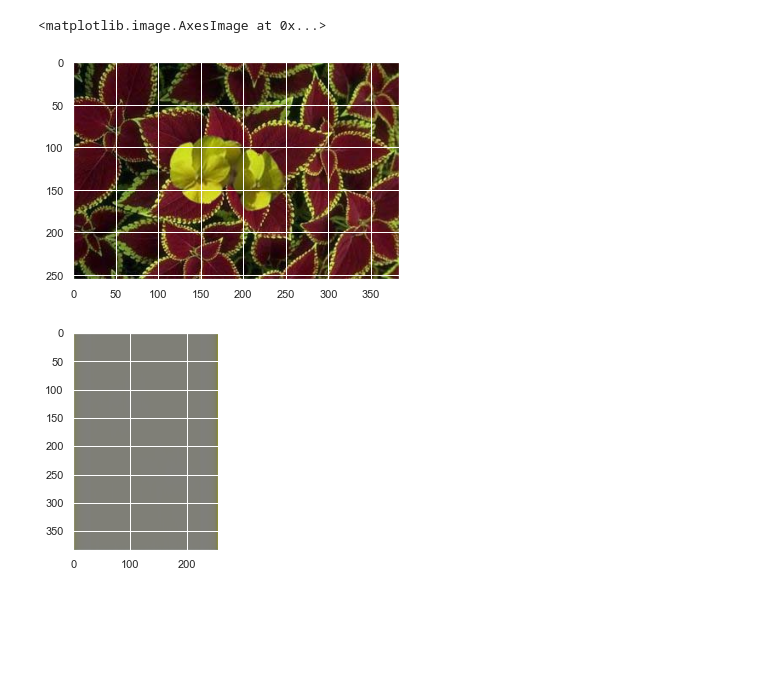
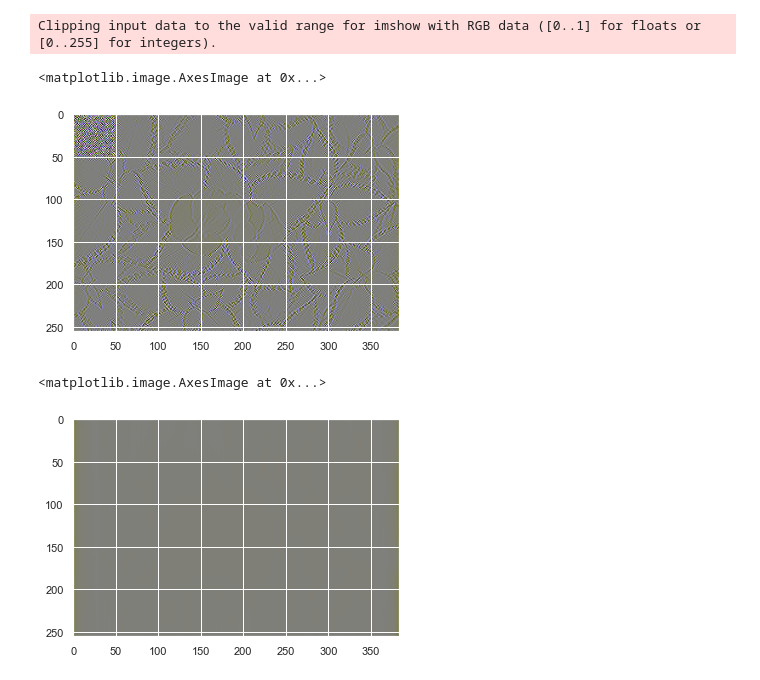
Before and after one commit to geoffroyO/sVae, a Jupyter notebook: src/img_test/test_results.ipynb, the cells around one changed output. Saved outputs shown, nothing was run; the diff lists cells and outputs as text; code cells hidden in the pictures; blank space fills up the shorter version.

```diff
--- a/src/img_test/test_results.ipynb
+++ b/src/img_test/test_results.ipynb
@@ -7,15 +7,17 @@ import matplotlib.pyplot as plt
 from pylab import savefig
 %matplotlib inline
 # %%
-reconstruction = np.load("./1_reconstruction.npy")
-features = np.load("./1_features.npy")
+reconstruction = np.load("./10_reconstruction.npy")
+features = np.load("./10_features.npy")
+gt = np.sum(plt.imread("./1_gt.png"), -1)/3.
 # %%
 plt.imshow(features)
 # %% [output]
-<matplotlib.image.AxesImage at 0x...>
+Clipping input data to the valid range for imshow with RGB data ([0..1] for floats or [0..255] for integers).
+<matplotlib.image.AxesImage at 0x...>
-[figure, old version]
+[figure, new version]
 # %%
 plt.imshow(reconstruction)
-plt.imsave("./okokok.jpg", reconstruction, format='png')
 # %% [output]
+<matplotlib.image.AxesImage at 0x...>
-[figure, old version]
+[figure, new version]
```
Also changed, not shown: parts of 4 cells of this notebook, 15 other files.
